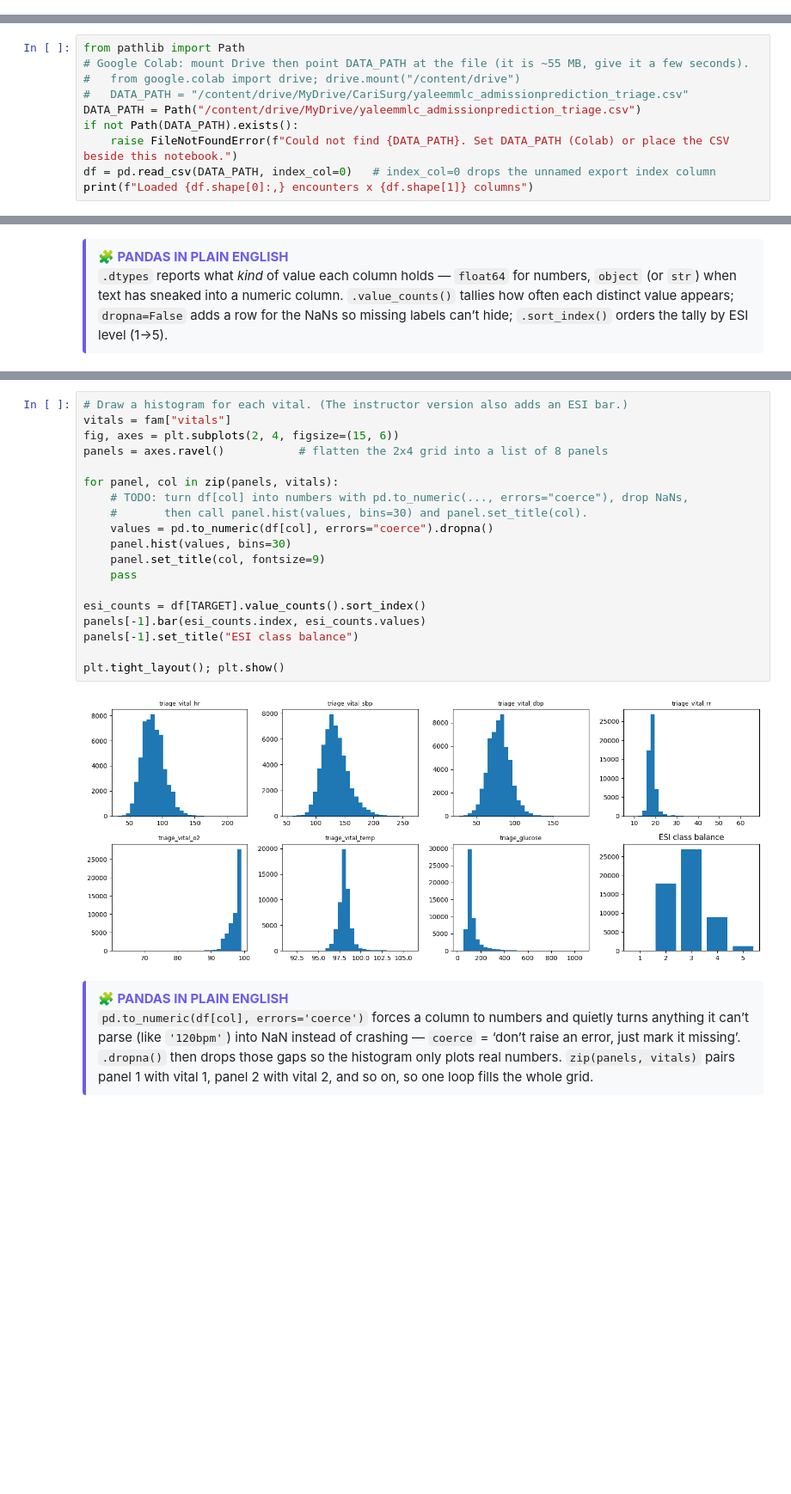
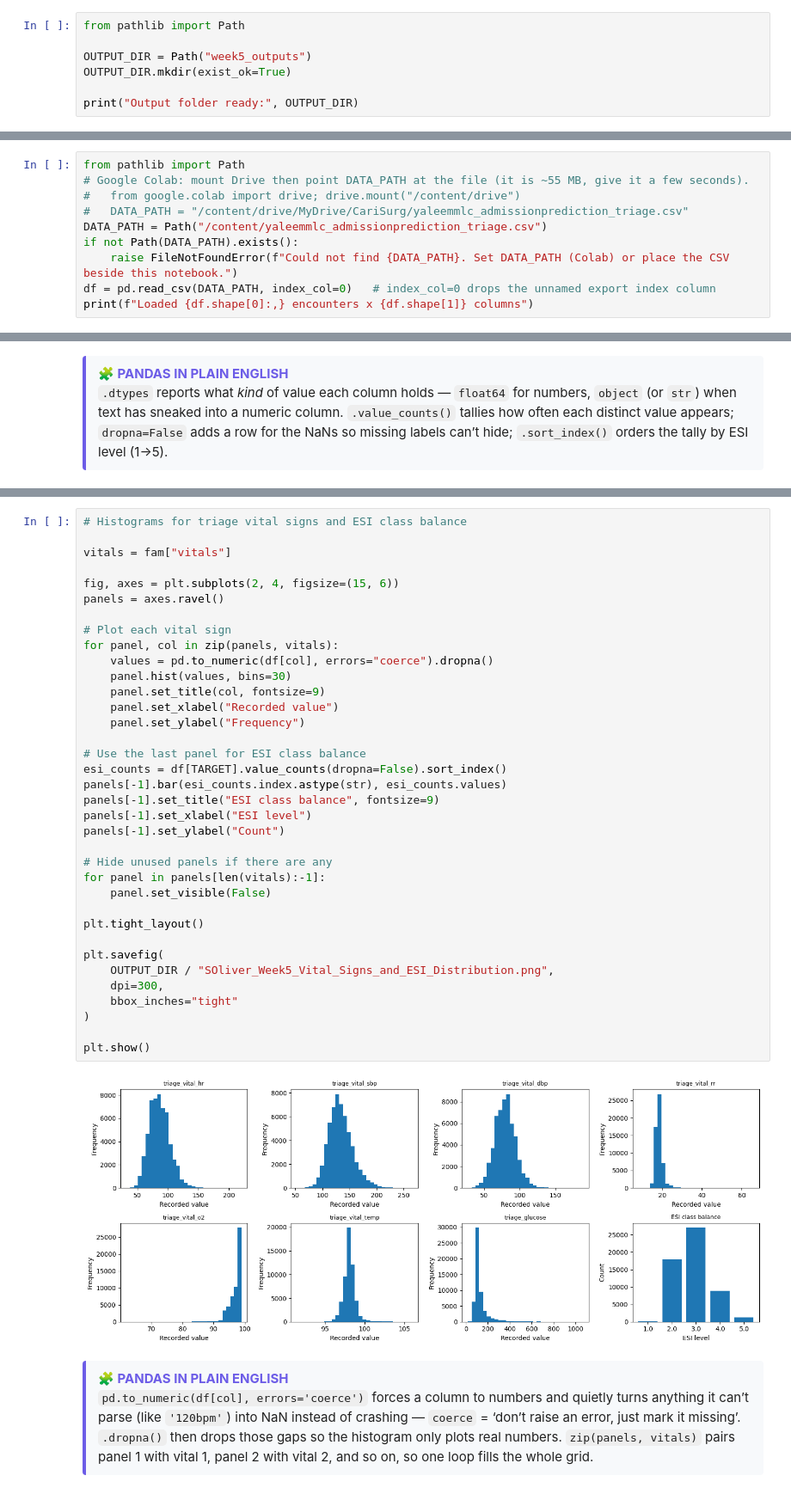
Before and after one commit to ShariUWI/carisurg-portfolio, a Jupyter notebook: SOliver_Week5_Tutorial2_Data_Profiling.ipynb, the cells around one changed output, grey strips where cells are left out. Shown at 86% size. Cells and saved outputs as stored; diff of their text form; blank space fills up the shorter version.

```diff
--- a/SOliver_Week5_Tutorial2_Data_Profiling.ipynb
+++ b/SOliver_Week5_Tutorial2_Data_Profiling.ipynb
@@ -30,3 +50,10 @@ pd.set_option("display.width", 140)
 print("Environment ready · pandas", pd.__version__)
 # %% [output]
 Environment ready · pandas 2.2.2
+# %%
+from pathlib import Path
+
+OUTPUT_DIR = Path("week5_outputs")
+OUTPUT_DIR.mkdir(exist_ok=True)
+
+print("Output folder ready:", OUTPUT_DIR)
@@ -92,7 +129,7 @@ from pathlib import Path
 # Google Colab: mount Drive then point DATA_PATH at the file (it is ~55 MB, give it a few seconds).
 #   from google.colab import drive; drive.mount("/content/drive")
 #   DATA_PATH = "/content/drive/MyDrive/CariSurg/yaleemmlc_admissionprediction_triage.csv"
-DATA_PATH = Path("/content/drive/MyDrive/yaleemmlc_admissionprediction_triage.csv")
+DATA_PATH = Path("/content/yaleemmlc_admissionprediction_triage.csv")
 if not Path(DATA_PATH).exists():
     raise FileNotFoundError(f"Could not find {DATA_PATH}. Set DATA_PATH (Colab) or place the CSV beside this notebook.")
 df = pd.read_csv(DATA_PATH, index_col=0)   # index_col=0 drops the unnamed export index column
@@ -174,23 +490,40 @@ Name: count, dtype: int64
 # %%
-# Draw a histogram for each vital. (The instructor version also adds an ESI bar.)
+# Histograms for triage vital signs and ESI class balance
+
 vitals = fam["vitals"]
+
 fig, axes = plt.subplots(2, 4, figsize=(15, 6))
-panels = axes.ravel()           # flatten the 2x4 grid into a list of 8 panels
+panels = axes.ravel()
 
+# Plot each vital sign
 for panel, col in zip(panels, vitals):
-    # TODO: turn df[col] into numbers with pd.to_numeric(..., errors="coerce"), drop NaNs,
-    #       then call panel.hist(values, bins=30) and panel.set_title(col).
     values = pd.to_numeric(df[col], errors="coerce").dropna()
     panel.hist(values, bins=30)
     panel.set_title(col, fontsize=9)
-    pass
+    panel.set_xlabel("Recorded value")
+    panel.set_ylabel("Frequency")
 
-esi_counts = df[TARGET].value_counts().sort_index()
-panels[-1].bar(esi_counts.index, esi_counts.values)
-panels[-1].set_title("ESI class balance")
+# Use the last panel for ESI class balance
+esi_counts = df[TARGET].value_counts(dropna=False).sort_index()
+panels[-1].bar(esi_counts.index.astype(str), esi_counts.values)
+panels[-1].set_title("ESI class balance", fontsize=9)
+panels[-1].set_xlabel("ESI level")
+panels[-1].set_ylabel("Count")
 
-plt.tight_layout(); plt.show()
+# Hide unused panels if there are any
+for panel in panels[len(vitals):-1]:
+    panel.set_visible(False)
+
+plt.tight_layout()
+
+plt.savefig(
+    OUTPUT_DIR / "SOliver_Week5_Vital_Signs_and_ESI_Distribution.png",
+    dpi=300,
+    bbox_inches="tight"
+)
+
+plt.show()
 # %% [output]
-[figure, old version]
+[figure, new version]
 # %% [markdown]
 <div style="border-left:4px solid #6C5CE7;background:#f7f9fb;padding:10px 14px;border-radius:4px;font-family:Aptos,Calibri,sans-serif"><b style="color:#6C5CE7">🧩 PANDAS IN PLAIN ENGLISH</b><br><code>pd.to_numeric(df[col], errors='coerce')</code> forces a column to numbers and quietly turns anything it can’t parse (like <code>'120bpm'</code>) into NaN instead of crashing — <code>coerce</code> = ‘don’t raise an error, just mark it missing’. <code>.dropna()</code> then drops those gaps so the histogram only plots real numbers. <code>zip(panels, vitals)</code> pairs panel 1 with vital 1, panel 2 with vital 2, and so on, so one loop fills the whole grid.</div>
```
Also changed, not shown: parts of 80 cells of this notebook.
